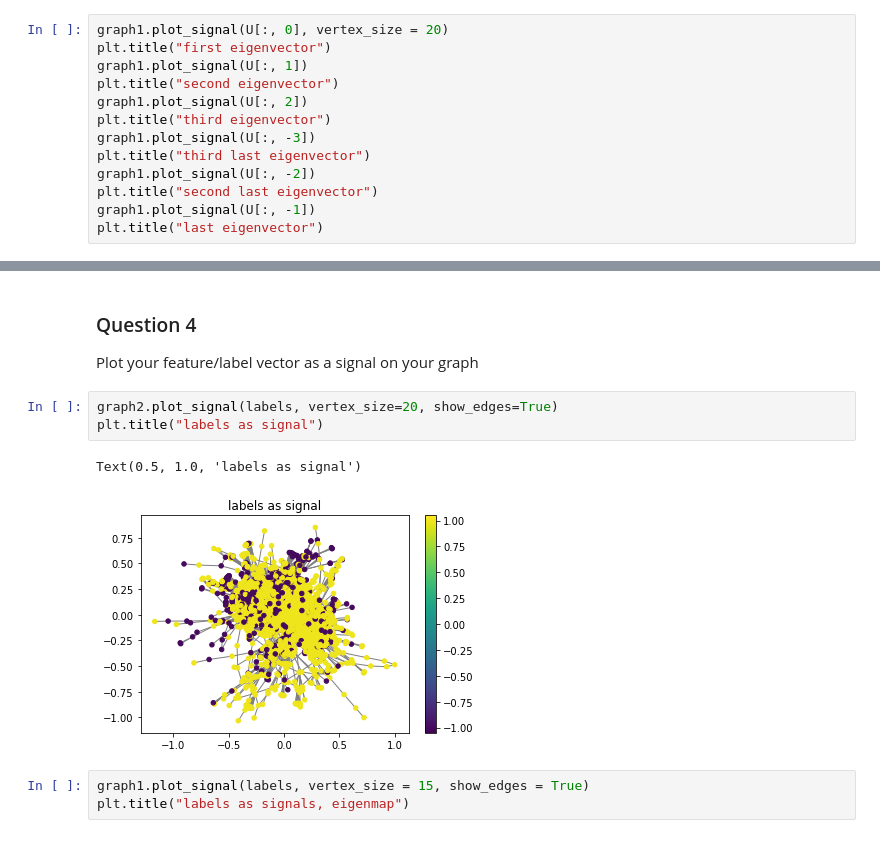
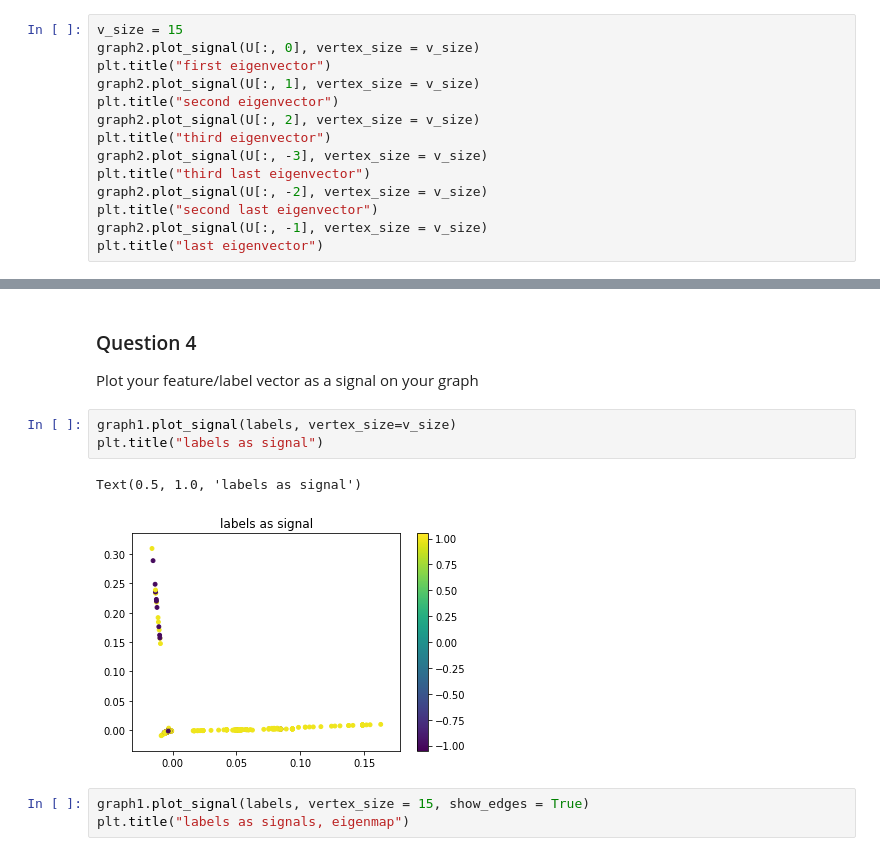
Before and after one commit to dsalathe/group_ntds, a Jupyter notebook: 4_graph_signal_processing.ipynb, the cells around one changed output, grey strips where cells are left out. Saved outputs shown, nothing was run; the diff lists cells and outputs as text.

```diff
--- a/4_graph_signal_processing.ipynb
+++ b/4_graph_signal_processing.ipynb
@@ -173,17 +173,18 @@ graph2 = pg.graphs.Graph(adjacency_c)
 graph1.set_coordinates(U[:, 1:3])  # Laplacian eigenmaps.
 graph2.set_coordinates('spring')  # Force-directed layout.
 # %%
-graph1.plot_signal(U[:, 0], vertex_size = 20)
+v_size = 15
+graph2.plot_signal(U[:, 0], vertex_size = v_size)
 plt.title("first eigenvector")
-graph1.plot_signal(U[:, 1])
+graph2.plot_signal(U[:, 1], vertex_size = v_size)
 plt.title("second eigenvector")
-graph1.plot_signal(U[:, 2])
+graph2.plot_signal(U[:, 2], vertex_size = v_size)
 plt.title("third eigenvector")
-graph1.plot_signal(U[:, -3])
+graph2.plot_signal(U[:, -3], vertex_size = v_size)
 plt.title("third last eigenvector")
-graph1.plot_signal(U[:, -2])
+graph2.plot_signal(U[:, -2], vertex_size = v_size)
 plt.title("second last eigenvector")
-graph1.plot_signal(U[:, -1])
+graph2.plot_signal(U[:, -1], vertex_size = v_size)
 plt.title("last eigenvector")
 # %% [output]
 Text(0.5, 1.0, 'last eigenvector')
@@ -219,11 +220,11 @@ array([ 1.00000000e+00,  2.71050543e-17, -6.66445523e-17, ...,
 
 Plot your feature/label vector as a signal on your graph
 # %%
-graph2.plot_signal(labels, vertex_size=20, show_edges=True)
+graph1.plot_signal(labels, vertex_size=v_size)
 plt.title("labels as signal")
 # %% [output]
 Text(0.5, 1.0, 'labels as signal')
-[figure, old version]
+[figure, new version]
 # %%
 graph1.plot_signal(labels, vertex_size = 15, show_edges = True)
 plt.title("labels as signals, eigenmap")
```
Also changed, not shown: parts of 22 cells of this notebook.
